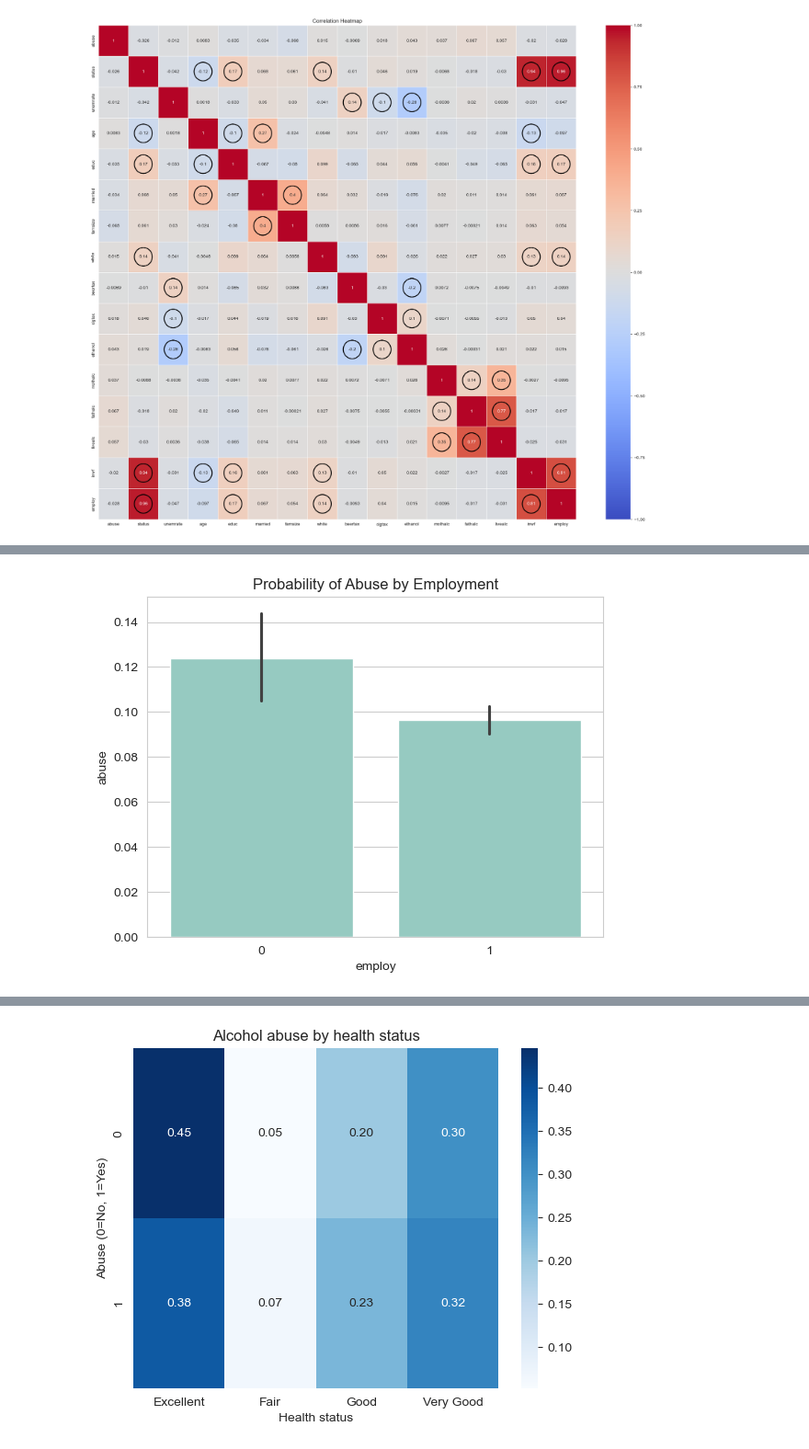
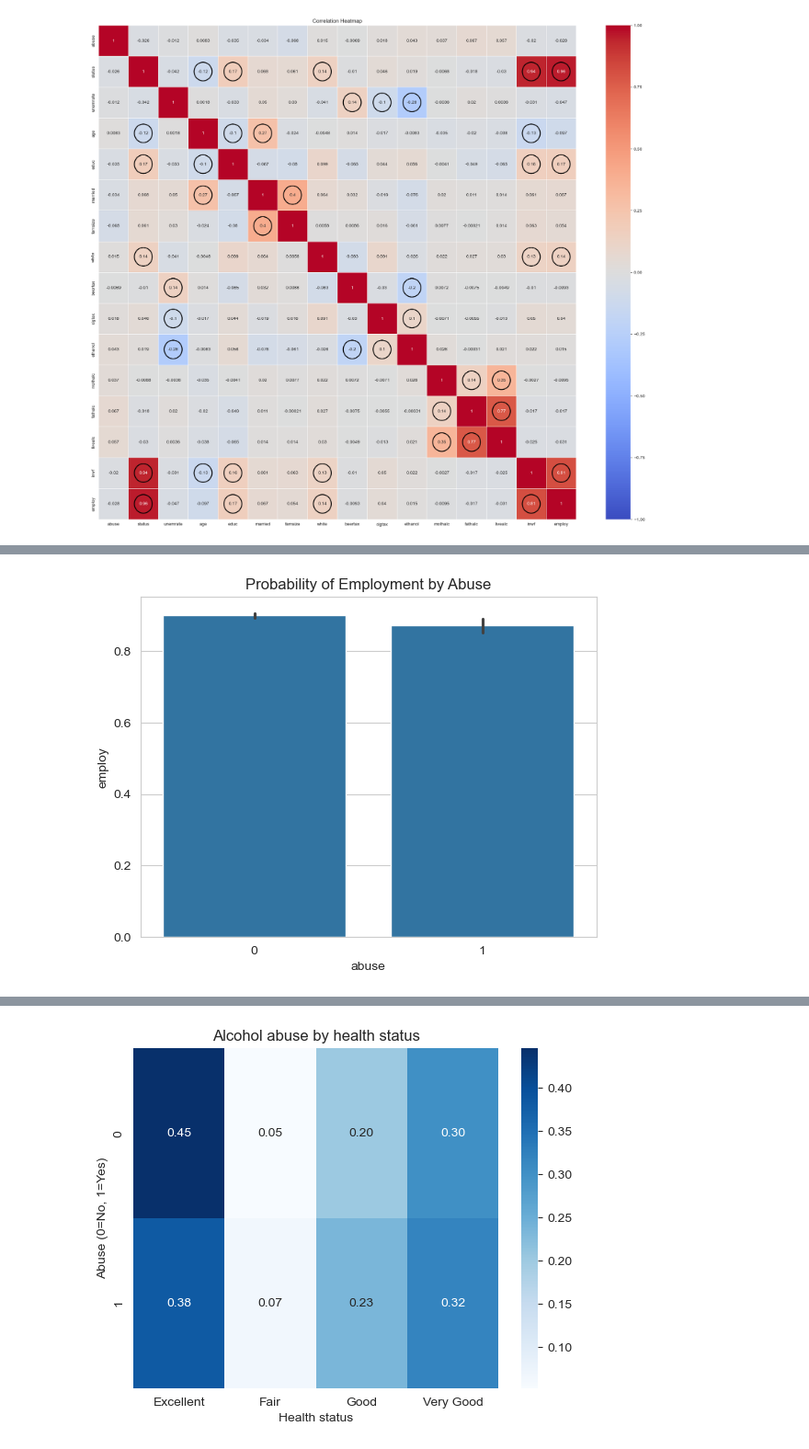
Before and after one commit to RPChinhara/alcohol_abuse_employment, a Jupyter notebook: main.ipynb, the cells around one changed output, grey strips where cells are left out. Shown at 92% size. Cells and saved outputs as stored; diff of their text form; code cells hidden in the pictures.

```diff
--- a/main.ipynb
+++ b/main.ipynb
@@ -89,8 +82,8 @@ plt.show()
 # %%
-sns.barplot(x='employ', y='abuse', data=data)
-plt.title('Probability of Abuse by Employment')
+sns.barplot(x='abuse', y='employ', data=data)
+plt.title('Probability of Employment by Abuse')
 plt.show()
 # %% [output]
-[figure, old version]
+[figure, new version]
 # %%
 sns.barplot(x='married', y='abuse', data=data)
```
Also changed, not shown: parts of 22 cells of this notebook.
